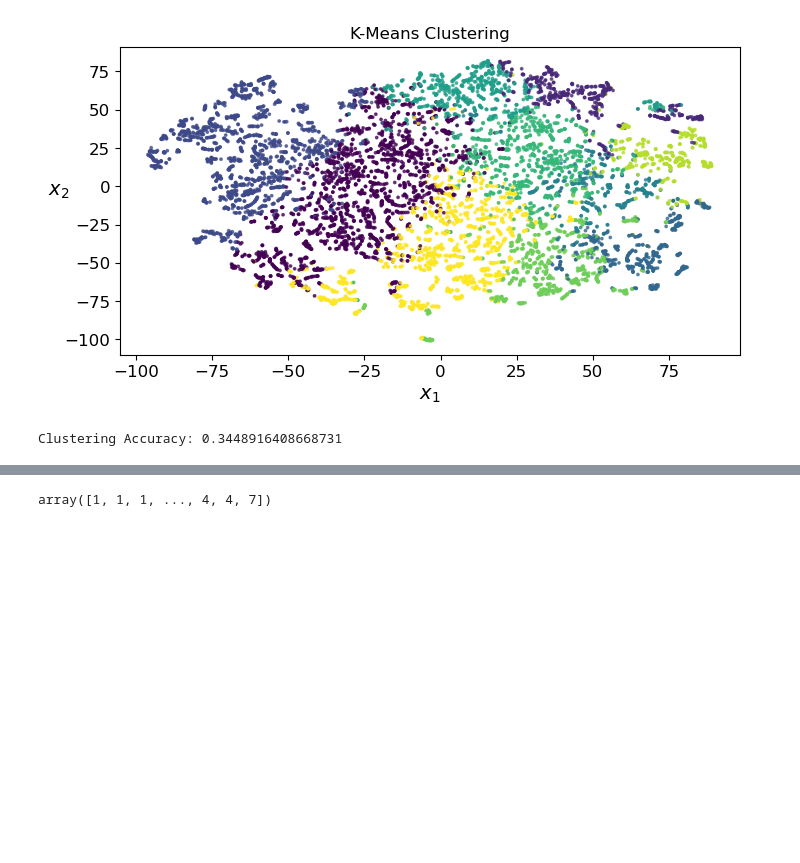
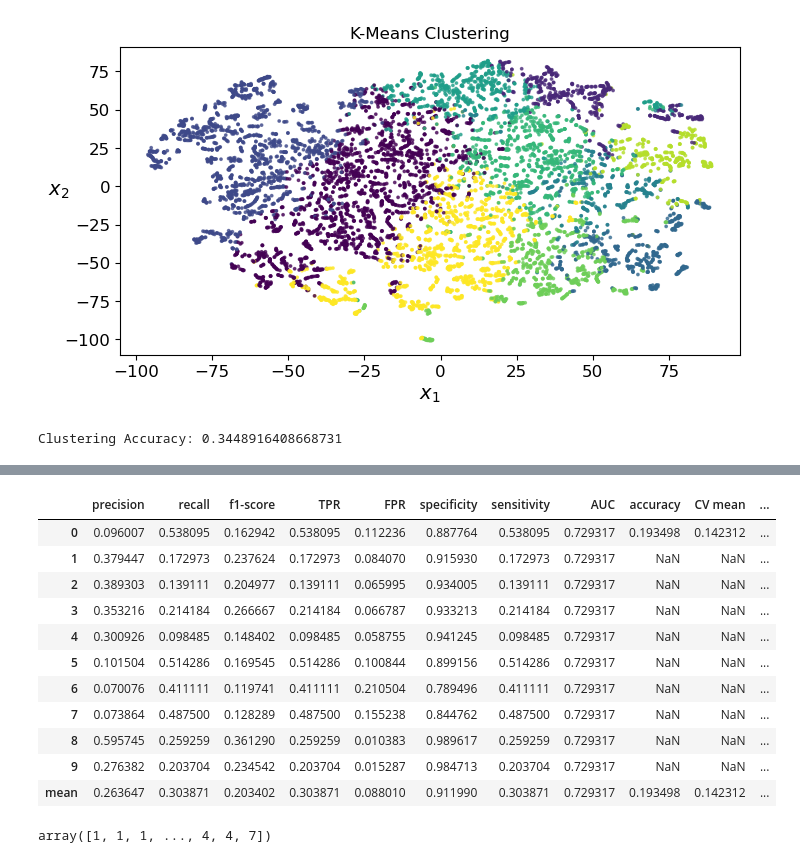
Before and after one commit to farheenfab/DMML-GroupProject, a Jupyter notebook: CW/CW - Part 2.ipynb, the cells around one changed output, grey strips where cells are left out. Cells and saved outputs as stored; diff of their text form; code cells hidden in the pictures; blank space fills up the shorter version.

```diff
--- a/CW/CW - Part 2.ipynb
+++ b/CW/CW - Part 2.ipynb
@@ -319,3 +317,25 @@ calculate_metrics_and_mean(X_pca,y_train,cluster_assigned_labels,kmeans)
+# %%
+from sklearn.naive_bayes import GaussianNB
+x_pcapos=x_train
+
+gnb = GaussianNB()
+gnb.fit(x_train, y_train.ravel())
+
+predictions_gb = gnb.predict(x_train)
+calculate_metrics_and_mean(x_train,y_train.ravel(),predictions_gb,gnb)
+# %% [output]
+|  | precision | recall | f1-score | TPR | FPR | specificity | sensitivity | AUC | accuracy | CV mean | ... |
+| 0 | 0.096007 | 0.538095 | 0.162942 | 0.538095 | 0.112236 | 0.887764 | 0.538095 | 0.729317 | 0.193498 | 0.142312 | ... |
+| 1 | 0.379447 | 0.172973 | 0.237624 | 0.172973 | 0.084070 | 0.915930 | 0.172973 | 0.729317 | NaN | NaN | ... |
+| 2 | 0.389303 | 0.139111 | 0.204977 | 0.139111 | 0.065995 | 0.934005 | 0.139111 | 0.729317 | NaN | NaN | ... |
+| 3 | 0.353216 | 0.214184 | 0.266667 | 0.214184 | 0.066787 | 0.933213 | 0.214184 | 0.729317 | NaN | NaN | ... |
+| 4 | 0.300926 | 0.098485 | 0.148402 | 0.098485 | 0.058755 | 0.941245 | 0.098485 | 0.729317 | NaN | NaN | ... |
+| 5 | 0.101504 | 0.514286 | 0.169545 | 0.514286 | 0.100844 | 0.899156 | 0.514286 | 0.729317 | NaN | NaN | ... |
+| 6 | 0.070076 | 0.411111 | 0.119741 | 0.411111 | 0.210504 | 0.789496 | 0.411111 | 0.729317 | NaN | NaN | ... |
+| 7 | 0.073864 | 0.487500 | 0.128289 | 0.487500 | 0.155238 | 0.844762 | 0.487500 | 0.729317 | NaN | NaN | ... |
+| 8 | 0.595745 | 0.259259 | 0.361290 | 0.259259 | 0.010383 | 0.989617 | 0.259259 | 0.729317 | NaN | NaN | ... |
+| 9 | 0.276382 | 0.203704 | 0.234542 | 0.203704 | 0.015287 | 0.984713 | 0.203704 | 0.729317 | NaN | NaN | ... |
+| mean | 0.263647 | 0.303871 | 0.203402 | 0.303871 | 0.088010 | 0.911990 | 0.303871 | 0.729317 | 0.193498 | 0.142312 | ... |
 # %%
 cluster_labels
 # %% [output]
```
Also changed, not shown: parts of 4 cells of this notebook.
